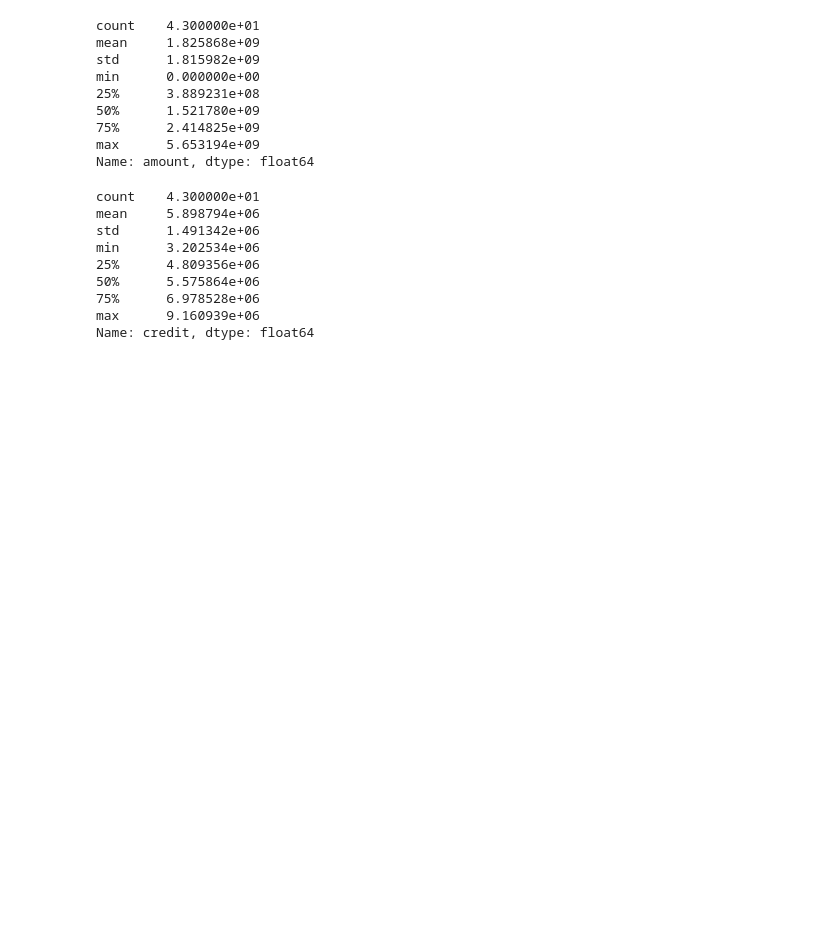
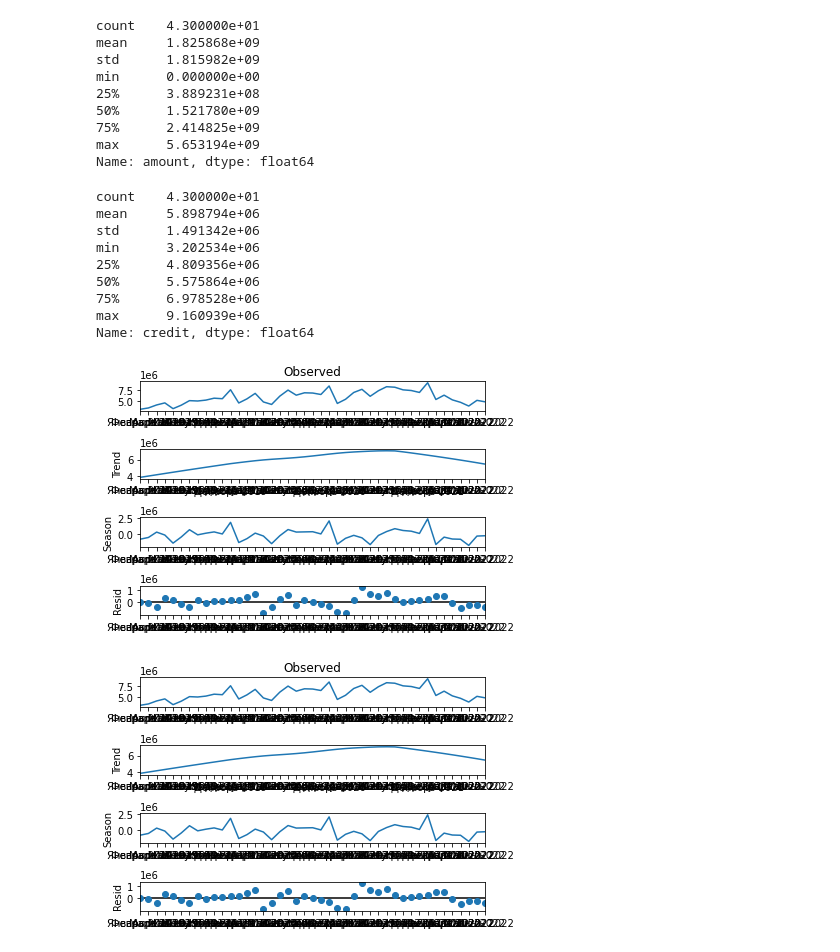
Before and after one commit to lisa2271/Praktika, a Jupyter notebook: praktika.ipynb, the cells around one changed output. Cells and saved outputs as stored; diff of their text form; code cells hidden in the pictures; blank space fills up the shorter version.

```diff
--- a/praktika.ipynb
+++ b/praktika.ipynb
@@ -389,0 +392,7 @@ Name: credit, dtype: float64
+# %%
+stl = STL(res1, period=4).fit()
+# %%
+stl.plot()
+# %% [output]
+[figure, added]
+[figure, added]
```
Also changed, not shown: parts of 3 cells of this notebook.
